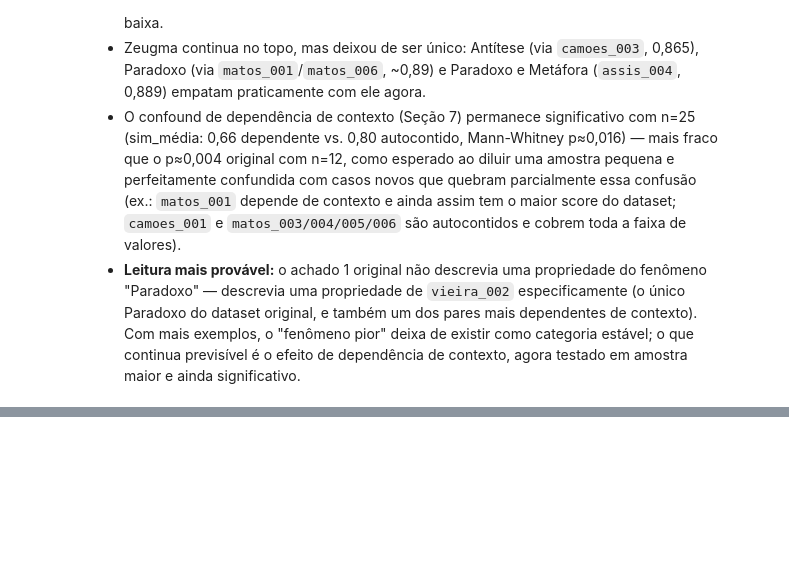
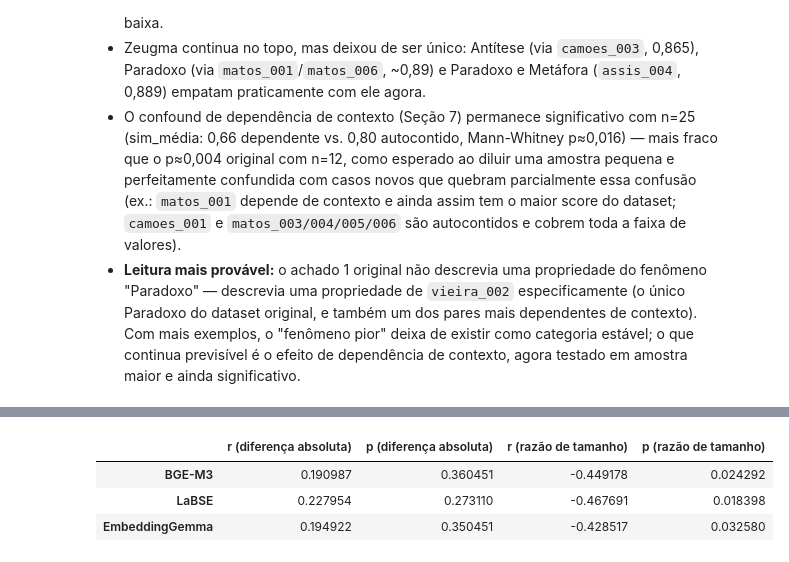
Before and after one commit to lalabohm/semantic-stress-lab, a Jupyter notebook: notebooks/exploratory_analysis.ipynb, the cells around one changed output, grey strips where cells are left out. Saved outputs shown, nothing was run; the diff lists cells and outputs as text; code cells hidden in the pictures; blank space fills up the shorter version.

```diff
--- a/notebooks/exploratory_analysis.ipynb
+++ b/notebooks/exploratory_analysis.ipynb
@@ -980,0 +992,31 @@ Seção 7.
+# %%
+df_len_v1 = df_v1.merge(
+    df_texts[["id", "texto_original", "texto_simplificado"]],
+    on="id",
+    validate="one_to_one",
+)
+df_len_v1["diferenca_caracteres"] = (
+    df_len_v1["texto_simplificado"].str.len() - df_len_v1["texto_original"].str.len()
+)
+df_len_v1["razao_tamanho"] = (
+    df_len_v1["texto_simplificado"].str.len() / df_len_v1["texto_original"].str.len()
+)
+
+correlacoes_v1 = {}
+for col in SIM_COLS:
+    r_abs, p_abs = pearsonr(df_len_v1["diferenca_caracteres"], df_len_v1[col])
+    r_razao, p_razao = pearsonr(df_len_v1["razao_tamanho"], df_len_v1[col])
+    correlacoes_v1[MODEL_LABELS[col]] = {
+        "r (diferença absoluta)": r_abs,
+        "p (diferença absoluta)": p_abs,
+        "r (razão de tamanho)": r_razao,
+        "p (razão de tamanho)": p_razao,
+    }
+
+df_correlacoes_v1 = pd.DataFrame(correlacoes_v1).T
+df_correlacoes_v1
+# %% [output]
+|  | r (diferença absoluta) | p (diferença absoluta) | r (razão de tamanho) | p (razão de tamanho) |
+| BGE-M3 | 0.190987 | 0.360451 | -0.449178 | 0.024292 |
+| LaBSE | 0.227954 | 0.273110 | -0.467691 | 0.018398 |
+| EmbeddingGemma | 0.194922 | 0.350451 | -0.428517 | 0.032580 |
```
Also changed, not shown: parts of 12 cells of this notebook, 8 other files.
